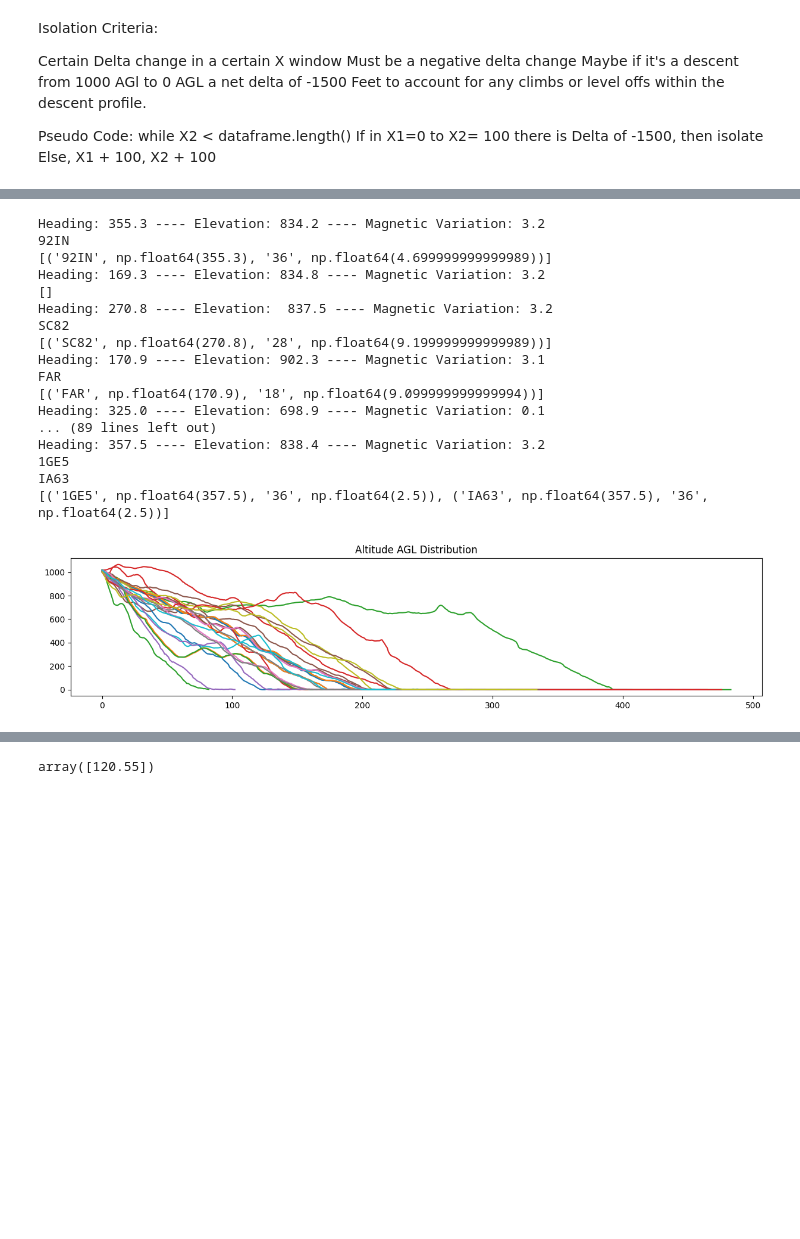
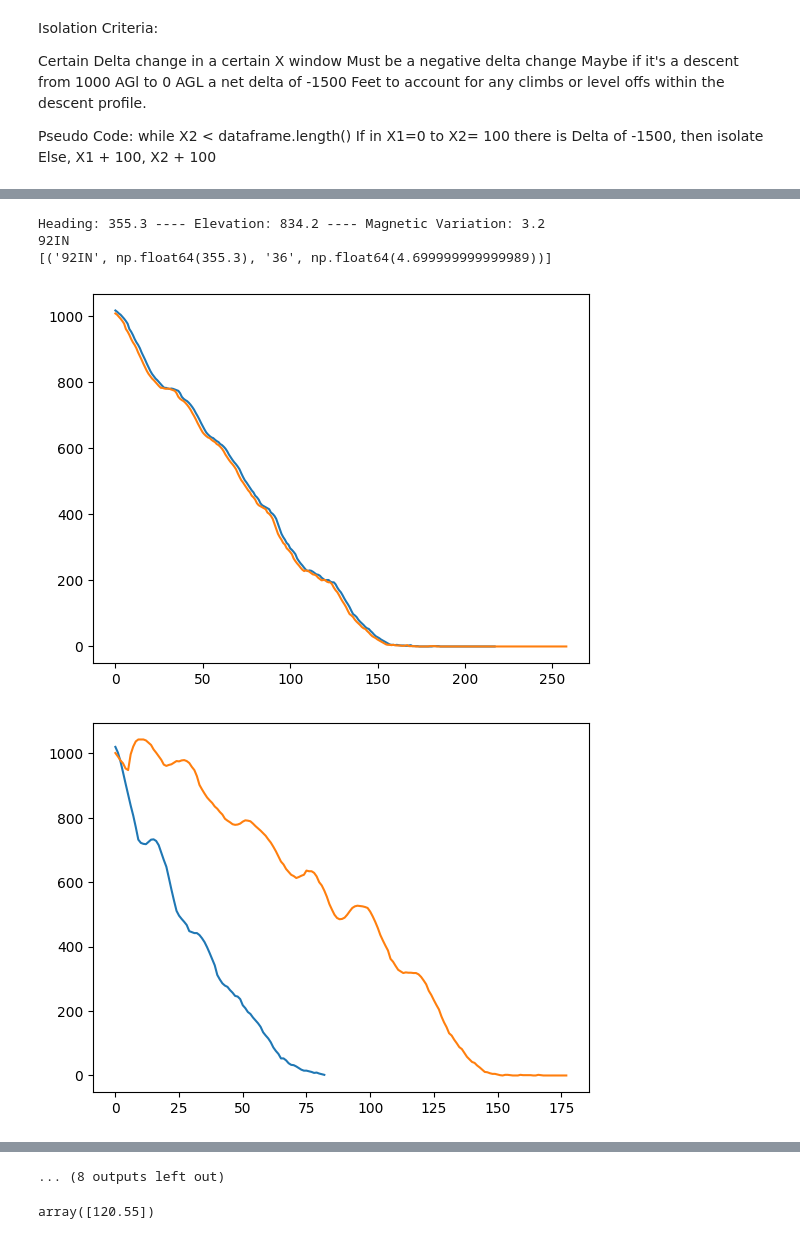
Before and after one commit to drussellmrichie/AviationThesis, a Jupyter notebook: Project_Data_Analysis/Empirical_Data_Analysis/empirical_analysis.ipynb, the cells around one changed output, grey strips where cells are left out. Cells and saved outputs as stored; diff of their text form; code cells hidden in the pictures; blank space fills up the shorter version.

Commit message:
New Plotting Method for graphs grouped by wind direction

```diff
--- a/Project_Data_Analysis/Empirical_Data_Analysis/empirical_analysis.ipynb
+++ b/Project_Data_Analysis/Empirical_Data_Analysis/empirical_analysis.ipynb
@@ -183,7 +183,7 @@ def windAnalysis(windDirection, windSpeed):
 
 directionBins = [[] for _ in range(361)]
 # speedBins = [0] * 100
-for i in range(50,85):
+for i in range(50,90):
     currdf = dfArray[i]
     if ' WndDr' in currdf and ' WndSpd' in currdf:
         averages = windAnalysis(currdf[' WndDr'],currdf[' WndSpd'])
@@ -232,7 +232,7 @@ SUA
 # %%
 # def spliceDataFrame(x1,x2,data):
 
-descentArray = []
+descentArray = [[] for _ in range(0,dfArray.__len__())]
 headingAtLanding = []
 fieldElevation = []
 magneticVariation = []
@@ -260,7 +260,7 @@ for x in range (50,89):
                 if(currdf['AltAGL'][x1] <= 1020 and currdf['AltAGL'][x1] >=1000):
                     # print(f"Found Descent in flight {x}: From {currdf['AltAGL'][x1]} ft AGL to {currdf['AltAGL'][x2]} ft AGL over {x2-x1} data points.")
                     newDataFrame = pd.DataFrame(currdf[:][x1:x2]).reset_index()
-                    descentArray.append(newDataFrame)
+                    descentArray[x].append(newDataFrame)
                     headingAtLanding.append(currdf[' HDG'][x2]) #Heading at Landing
                     fieldElevation.append(currdf[' AltMSL'][x2]) #Field Elevation at Landing
                     magneticVariation.append(currdf[' MagVar'][x2])
@@ -275,64 +275,54 @@ for x in range (50,89):
 
                     storageCount+=1
 
 
         # descentArray[0].head()
         # x1 = xInner
         # x2 = xInner+step
 
 descentArray.__len__()
-axes = descentArray[0]['AltAGL'].plot(kind='line', title='Altitude AGL Distribution',figsize=(15,3))
+# axes = descentArray[0]['AltAGL'].plot(kind='line', title='Altitude AGL Distribution',figsize=(15,3))
 # descentArray[0][' HDG'].plot(ax=axes, kind='line')
 # descentArray[0][' Roll'].plot(ax=axes, kind='line',secondary_y=True)
 # descentArray[0][' Pitch'].plot(ax=axes, kind='line',secondary_y=True)
 headingTolerance = 10
 elevationTolerance = 2
 magneticVariationTolerance = 1
 minimumRunwayLength = 0
 print("Heading:",headingAtLanding[0],"----", "Elevation:",fieldElevation[0],"----", "Magnetic Variation:",magneticVariation[0])
 print(findRunway(headingAtLanding[0],fieldElevation[0],magneticVariation[0],headingTolerance,elevationTolerance,magneticVariationTolerance,minimumRunwayLength))
 
 # descentArray[0][' GndSpd'].plot(ax=axes, kind='line', title='Altitude AGL Distribution',figsize=(15,3),secondary_y=True)
 # axes = descentArray[0][' COM1'].plot( kind='hist', secondary_y=True)
 
-descentFreqList = []
-for x in range(1,descentArray.__len__()):
-    descentArray[x]['AltAGL'].plot(ax=axes, kind='line')
-    # descentArray[x][' HDG'].plot(ax=axes, kind='line',secondary_y=True)
-    print("Heading:",headingAtLanding[x],"----", "Elevation:",fieldElevation[x],"----", "Magnetic Variation:",magneticVariation[x])
-    print(findRunway(headingAtLanding[x],fieldElevation[x],magneticVariation[x],headingTolerance,elevationTolerance,magneticVariationTolerance,minimumRunwayLength))
 
-    # descentArray[x][' GndSpd'].plot(ax=axes, kind='line',secondary_y=True)
-    # descentArray[x][' GndSpd'].plot(ax=axes, kind='line',secondary_y=True)
-    # descentArray[x][' COM1'].plot( kind='hist',  secondary_y=True)
-    # descentFreq = descentArray[0][' COM1'].unique()
-    # print(descentFreq)
-    # descentFreqList.append(descentFreq)
 
-# descentFreqSer = pd.Series(descentFreqList)
+for x in range(0,directionBins.__len__()):
+    for y in range(0,directionBins[x].__len__()):
+        currFlight = directionBins[x][y]
+        for descent in range(0,descentArray[currFlight].__len__()):
+            descentArray[currFlight][descent]['AltAGL'].plot( kind='line')
+            # descentArray[x][' HDG'].plot(ax=axes, kind='line',secondary_y=True)
+            # print("Heading:",headingAtLanding[x],"----", "Elevation:",fieldElevation[x],"----", "Magnetic Variation:",magneticVariation[x])
+            # print(findRunway(headingAtLanding[x],fieldElevation[x],magneticVariation[x],headingTolerance,elevationTolerance,magneticVariationTolerance,minimumRunwayLength))
+        plt.show()
 
-# print(descentFreqSer.value_counts())
-# descentFreqSer.hist()
 
-# axes.set_ylim(0,1000)
-# axes.autoscale(enable=True, axis='x', tight=True)
-plt.show()
+
+
+
+# descentFreqList = []
+# for x in range(1,descentArray.__len__()):
+#     descentArray[x]['AltAGL'].plot(ax=axes, kind='line')
+#     # descentArray[x][' HDG'].plot(ax=axes, kind='line',secondary_y=True)
+#     print("Heading:",headingAtLanding[x],"----", "Elevation:",fieldElevation[x],"----", "Magnetic Variation:",magneticVariation[x])
+#     print(findRunway(headingAtLanding[x],fieldElevation[x],magneticVariation[x],headingTolerance,elevationTolerance,magneticVariationTolerance,minimumRunwayLength))
+
+
+# plt.show()
 # %% [output]
 Heading: 355.3 ---- Elevation: 834.2 ---- Magnetic Variation: 3.2
 92IN
 [('92IN', np.float64(355.3), '36', np.float64(4.699999999999989))]
-Heading: 169.3 ---- Elevation: 834.8 ---- Magnetic Variation: 3.2
-[]
-Heading: 270.8 ---- Elevation:  837.5 ---- Magnetic Variation: 3.2
-SC82
-[('SC82', np.float64(270.8), '28', np.float64(9.199999999999989))]
-Heading: 170.9 ---- Elevation: 902.3 ---- Magnetic Variation: 3.1
-FAR
-[('FAR', np.float64(170.9), '18', np.float64(9.099999999999994))]
-Heading: 325.0 ---- Elevation: 698.9 ---- Magnetic Variation: 0.1
-... (89 lines left out)
-Heading: 357.5 ---- Elevation: 838.4 ---- Magnetic Variation: 3.2
-1GE5
-IA63
-[('1GE5', np.float64(357.5), '36', np.float64(2.5)), ('IA63', np.float64(357.5), '36', np.float64(2.5))]
-[figure, old version]
+[figure, new version]
+[figure, added]
@@ -339,3 +338,4 @@ IA63
+... (8 outputs left out)
 # %%
 descentFreq = descentArray[0][' COM1'].unique()
 # %% [output]
```
Also changed, not shown: parts of 2 cells of this notebook.
